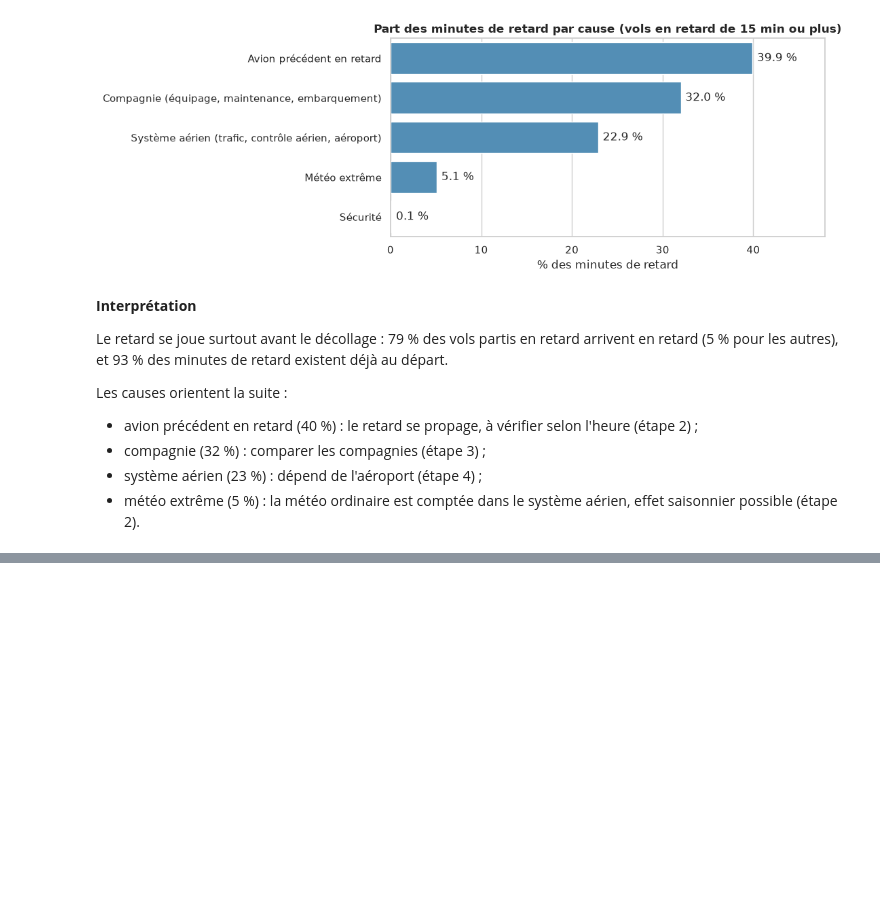
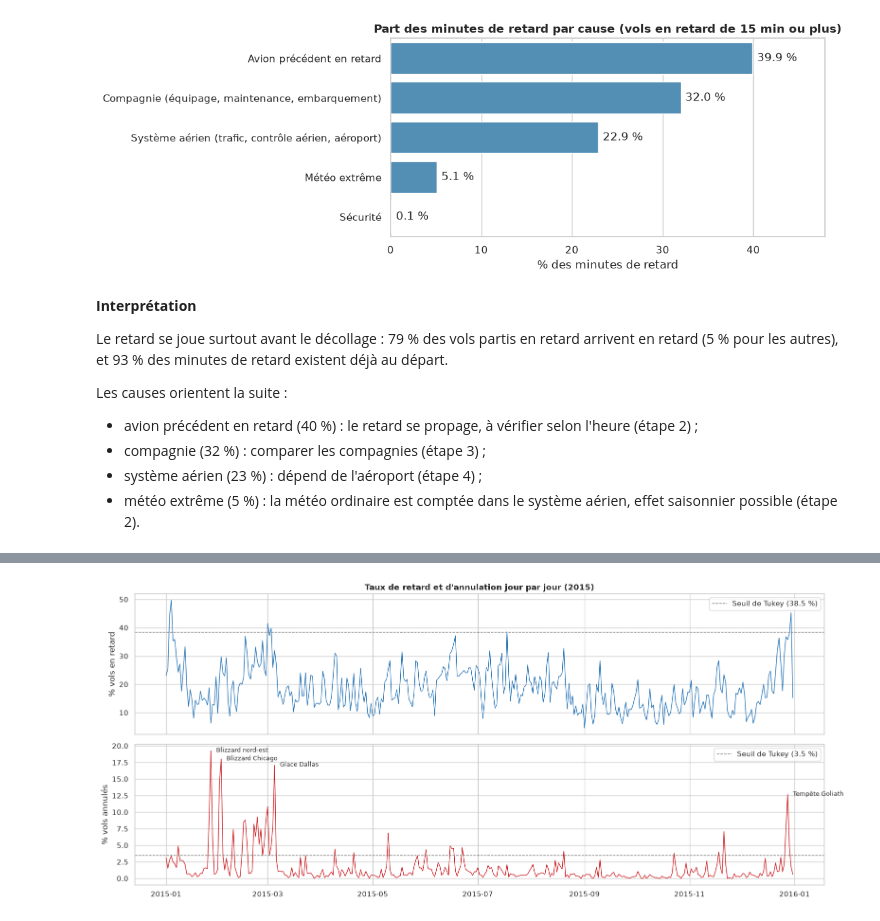
Before and after one commit to 104MJ/TP-datalake, a Jupyter notebook: notebooks/J2_Spark_Delta_Silver.ipynb, the cells around one changed output, grey strips where cells are left out. Saved outputs shown, nothing was run; the diff lists cells and outputs as text; code cells hidden in the pictures; blank space fills up the shorter version.

```diff
--- a/notebooks/J2_Spark_Delta_Silver.ipynb
+++ b/notebooks/J2_Spark_Delta_Silver.ipynb
@@ -964,0 +1061,66 @@ Les causes orientent la suite :
+# %%
+# Taux de retard et d'annulation pour chaque jour de 2015
+jour_pd = (
+    silver_eda.groupBy("flight_date")
+    .agg(
+        F.count("*").alias("n_vols"),
+        F.count("is_delayed_15").alias("n_arrives"),  # le retard ne porte que sur les vols arrivés
+        (100 * F.avg(F.col("is_delayed_15").cast("int"))).alias("taux_retard"),
+        (100 * F.avg(F.col("is_cancelled").cast("int"))).alias("taux_annulation"),
+    )
+    .orderBy("flight_date").toPandas()
+)
+jour_pd["flight_date"] = pd.to_datetime(jour_pd["flight_date"])
+jour_pd["month"] = jour_pd["flight_date"].dt.month
+
+# Jour exceptionnel = au-dessus du seuil de Tukey (Q3 + 1,5 IQR) en retard ou en annulation
+def seuil_tukey(s):
+    q1, q3 = s.quantile([0.25, 0.75])
+    return q3 + 1.5 * (q3 - q1)
+
+seuil_ret, seuil_ann = seuil_tukey(jour_pd["taux_retard"]), seuil_tukey(jour_pd["taux_annulation"])
+jour_pd["exceptionnel"] = (jour_pd["taux_retard"] > seuil_ret) | (jour_pd["taux_annulation"] > seuil_ann)
+print(f"Seuils : retard > {seuil_ret:.1f} % ou annulation > {seuil_ann:.1f} %  ->  {jour_pd['exceptionnel'].sum()} jours exceptionnels sur {len(jour_pd)}")
+print("\nLes 8 jours avec le plus d'annulations :")
+print(jour_pd.nlargest(8, "taux_annulation")[["flight_date", "n_vols", "taux_retard", "taux_annulation"]].round(1).to_string(index=False))
+
+# Taux mensuels avec et sans les jours exceptionnels (moyenne des jours pondérée par le nombre de vols)
+def taux_pondere(x, col):
+    poids = x["n_arrives"] if col == "taux_retard" else x["n_vols"]
+    return round((x[col] * poids).sum() / poids.sum(), 2)
+
+comp = pd.DataFrame({
+    "jours_exceptionnels": jour_pd.groupby("month")["exceptionnel"].sum(),
+    "retard_tous": jour_pd.groupby("month").apply(taux_pondere, "taux_retard"),
+    "retard_sans": jour_pd[~jour_pd["exceptionnel"]].groupby("month").apply(taux_pondere, "taux_retard"),
+    "annulation_tous": jour_pd.groupby("month").apply(taux_pondere, "taux_annulation"),
+    "annulation_sans": jour_pd[~jour_pd["exceptionnel"]].groupby("month").apply(taux_pondere, "taux_annulation"),
+})
+print("\nTaux mensuels (%) avec et sans les jours exceptionnels :")
+print(comp.to_string())
+
+# Événements identifiés (sources : NOAA, presse locale)
+evenements = {
+    "2015-01-27": "Blizzard nord-est",
+    "2015-02-02": "Blizzard Chicago",
+    "2015-03-05": "Glace Dallas",
+    "2015-12-28": "Tempête Goliath",
+}
+
+fig, axes = plt.subplots(2, 1, figsize=(16, 7), sharex=True)
+axes[0].plot(jour_pd["flight_date"], jour_pd["taux_retard"], color="#2171b5", linewidth=1)
+axes[0].axhline(seuil_ret, color="#737373", linestyle="--", linewidth=1, label=f"Seuil de Tukey ({seuil_ret:.1f} %)")
+axes[0].set_ylabel("% vols en retard")
+axes[0].set_title("Taux de retard et d'annulation jour par jour (2015)", fontweight="bold")
+axes[0].legend(loc="upper right")
+
+axes[1].plot(jour_pd["flight_date"], jour_pd["taux_annulation"], color="#cb181d", linewidth=1)
+axes[1].axhline(seuil_ann, color="#737373", linestyle="--", linewidth=1, label=f"Seuil de Tukey ({seuil_ann:.1f} %)")
+for date, label in evenements.items():
+    y = jour_pd.loc[jour_pd["flight_date"] == date, "taux_annulation"].iloc[0]
+    axes[1].annotate(label, (pd.Timestamp(date), y), xytext=(8, -2), textcoords="offset points", fontsize=9)
+axes[1].set_ylabel("% vols annulés")
+axes[1].legend(loc="upper right")
+plt.tight_layout()
+plt.show()
+# %% [output]
@@ -964,0 +1144 @@ Les causes orientent la suite :
+[figure, added]
```
Also changed, not shown: parts of 13 cells of this notebook.
